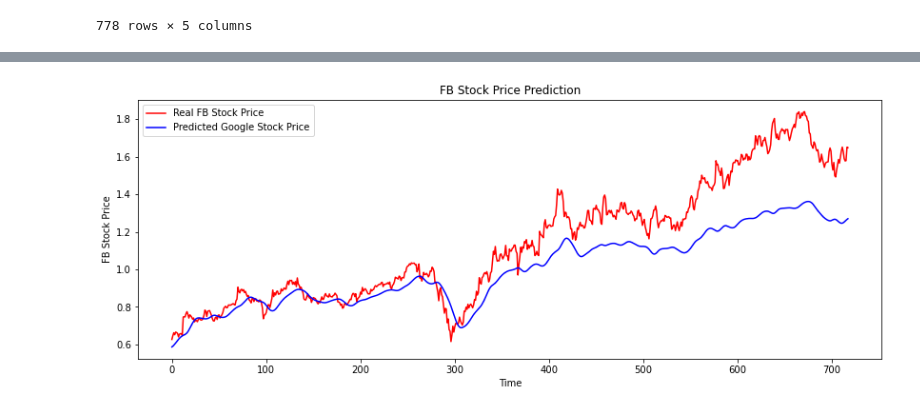
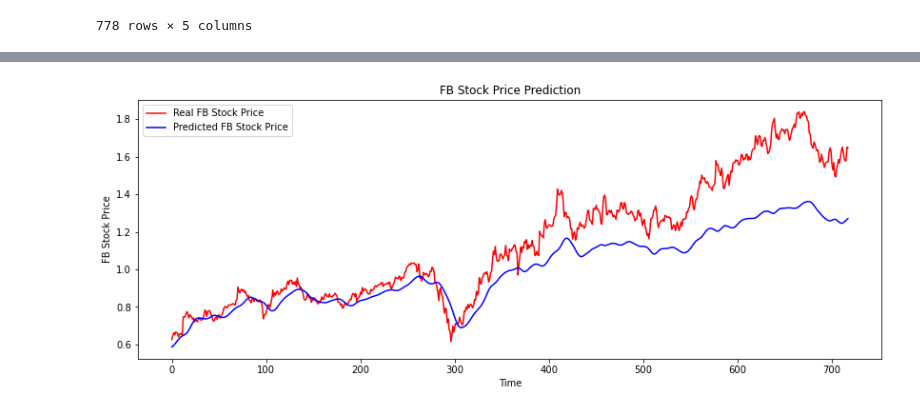
Before and after one commit to DannyAndres/seminario, a Jupyter notebook: RNN-LSTM-Timeseries.ipynb, the cells around one changed output, grey strips where cells are left out. Cells and saved outputs as stored; diff of their text form; code cells hidden in the pictures.

```diff
--- a/RNN-LSTM-Timeseries.ipynb
+++ b/RNN-LSTM-Timeseries.ipynb
@@ -240,11 +203,11 @@ array([123.92000008, 127.92999458, 130.92000008, 128.86999702,
 # %%
 plt.figure(figsize=(14,5))
 plt.plot(y_test, color='red', label='Real FB Stock Price')
-plt.plot(y_pred, color='blue', label='Predicted Google Stock Price')
+plt.plot(y_pred, color='blue', label='Predicted FB Stock Price')
 plt.title('FB Stock Price Prediction')
 plt.xlabel('Time')
 plt.ylabel('FB Stock Price')
 plt.legend()
 plt.show()
 # %% [output]
-[figure, old version]
+[figure, new version]
```
Also changed, not shown: parts of 7 cells of this notebook, 3 other files.
